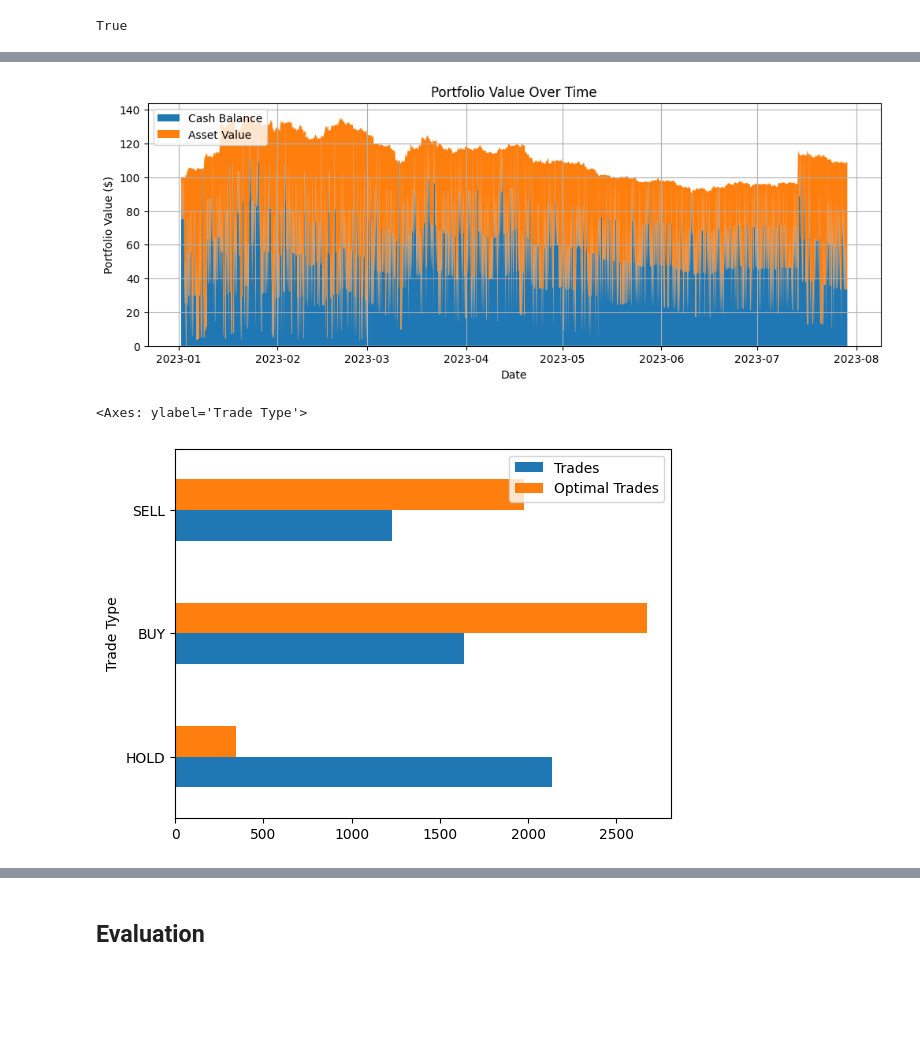
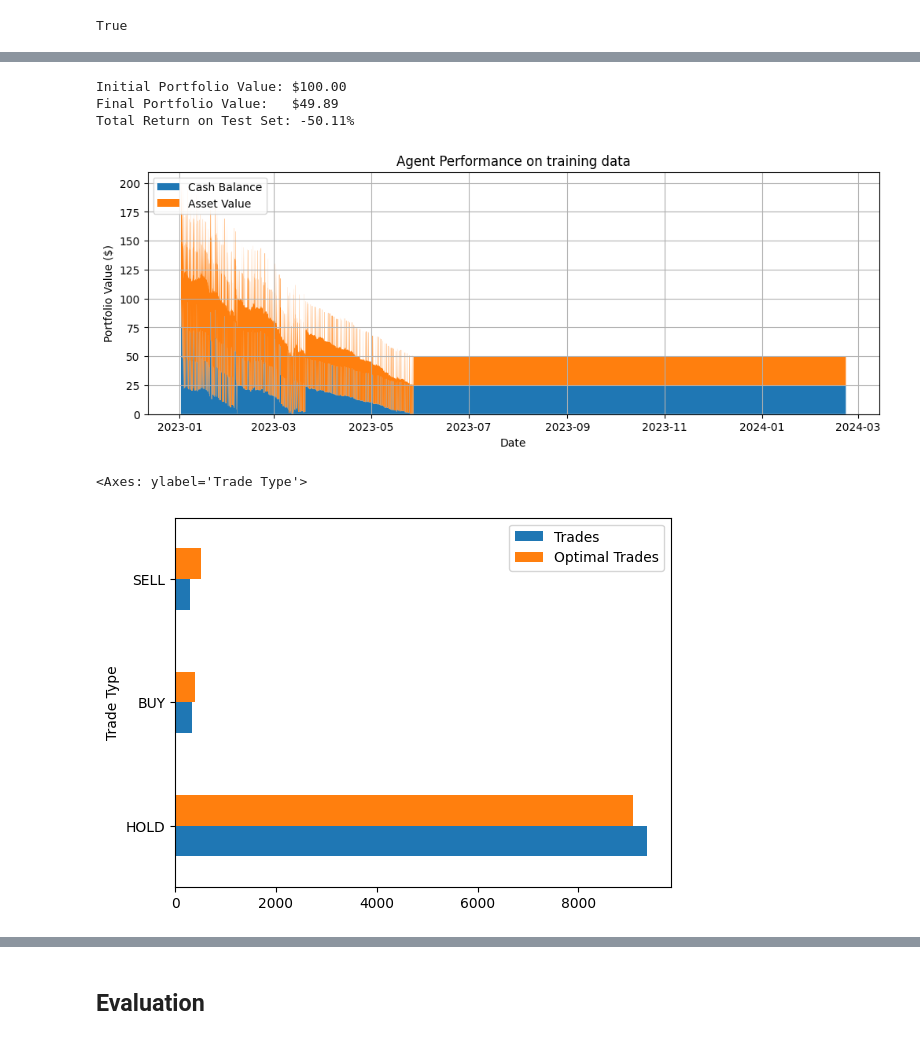
Before and after one commit to Pappa/bandido, a Jupyter notebook: notebooks/crypto/02-tf-agents-bandit-train.ipynb, the cells around one changed output, grey strips where cells are left out. Drawn from its saved outputs; the diff is of its cells as text; code cells hidden in the pictures; blank space fills up the shorter version.

```diff
--- a/notebooks/crypto/02-tf-agents-bandit-train.ipynb
+++ b/notebooks/crypto/02-tf-agents-bandit-train.ipynb
@@ -50,17 +50,18 @@ DATA_FILEPATH = 'data/ohlcv.csv.gz'
 POLICY_SAVE_PATH = 'policy'
 
 # Model Hyperparameters
-NUM_TRAINING_STEPS = 5000  # Increased for more meaningful training
+NUM_TRAINING_STEPS = 10000  # Increased for more meaningful training
 NUM_TESTING_STEPS = 5000
 ALPHA = 1.0 # LinUCB exploration parameter
 TEST_SIZE = 0.2
 SEED_FUND = 100.0
 TRADE_SIZE = 25.0
-TRADE_FEE = 0.0005
-INVALID_ACTION_PENALTY = -0.25
+TRADE_FEE = 0.005
+INVALID_ACTION_PENALTY = -0.0001
 
 TECHNICAL_FEATURES = ['price_change', 'volume_change', 'rsi', 'macd', 'macd_signal', 'macd_hist', 'bb_percent_b', 'bb_bandwidth']
 TECHNICAL_FEATURES = ['price_change', 'rsi', 'macd_signal', 'macd_hist', 'bb_percent_b', 'bb_bandwidth']
+TECHNICAL_FEATURES = ['price_change', 'rsi', 'macd_signal', 'macd_hist']
 
 # Load Data
 df = pd.read_csv(DATA_FILEPATH, compression='gzip', parse_dates=['timestamp']) #.set_index('timestamp')
@@ -232,19 +223,29 @@ plt.show()
 # %%
 balance_history = tf_env.pyenv.envs[0].balance_history
 asset_value_history = tf_env.pyenv.envs[0].asset_value_history
 portfolio_value_history = tf_env.pyenv.envs[0].portfolio_value_history
+seed_fund_value = balance_history[0]
+final_portfolio_value = portfolio_value_history[-1]
+total_return_pct = ((final_portfolio_value - seed_fund_value) / seed_fund_value) * 100
+
+print(f"Initial Portfolio Value: ${seed_fund_value:,.2f}")
+print(f"Final Portfolio Value:   ${final_portfolio_value:,.2f}")
+print(f"Total Return on Test Set: {total_return_pct:.2f}%")
 
 # Plot the portfolio value over time
 plt.figure(figsize=(12, 4))
 plt.stackplot(train_prices_df.index[:len(balance_history)],[balance_history, asset_value_history], labels=['Cash Balance','Asset Value'])
 plt.legend(loc='upper left')
-plt.title('Portfolio Value Over Time')
+plt.title('Agent Performance on training data')
 plt.xlabel('Date')
 plt.ylabel('Portfolio Value ($)')
 plt.grid(True)
 plt.show()
 # %% [output]
+Initial Portfolio Value: $100.00
+Final Portfolio Value:   $49.89
+Total Return on Test Set: -50.11%
-[figure, old version]
+[figure, new version]
 # %%
 trade_history = tf_env.pyenv.envs[0].trade_history
 optimal_trade_history = tf_env.pyenv.envs[0].optimal_trade_history
@@ -257,7 +258,7 @@ optimal_trade_types = optimal_trade_history_df['Trade Type'].value_counts().rena
 pd.concat([trade_types, optimal_trade_types], axis=1).plot(kind='barh')
 # %% [output]
 <Axes: ylabel='Trade Type'>
-[figure, old version]
+[figure, new version]
 # %%
 trade_history_df['Valid'].value_counts().plot(kind='barh')
 plt.show()
```
Also changed, not shown: parts of 8 cells of this notebook, 1 other file.
